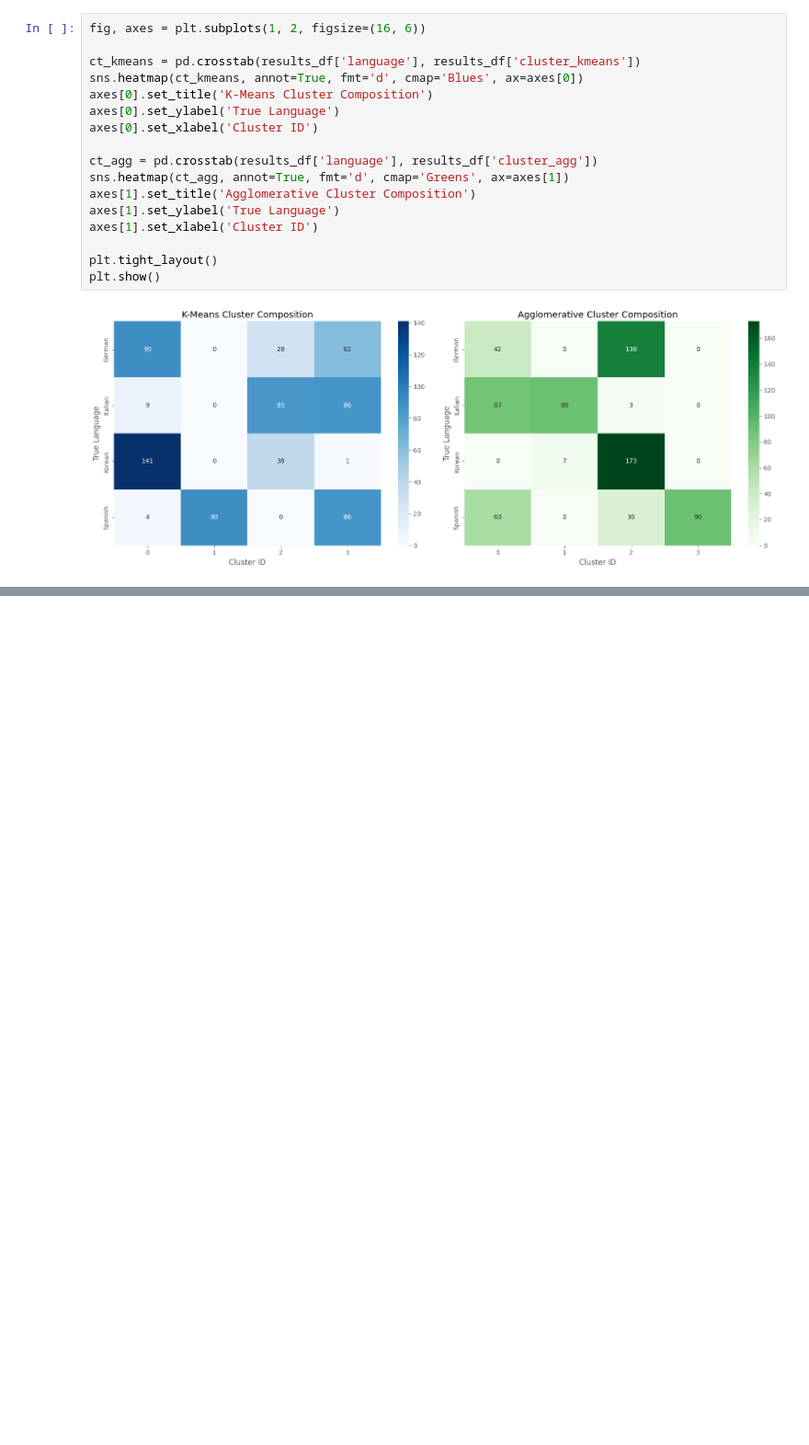
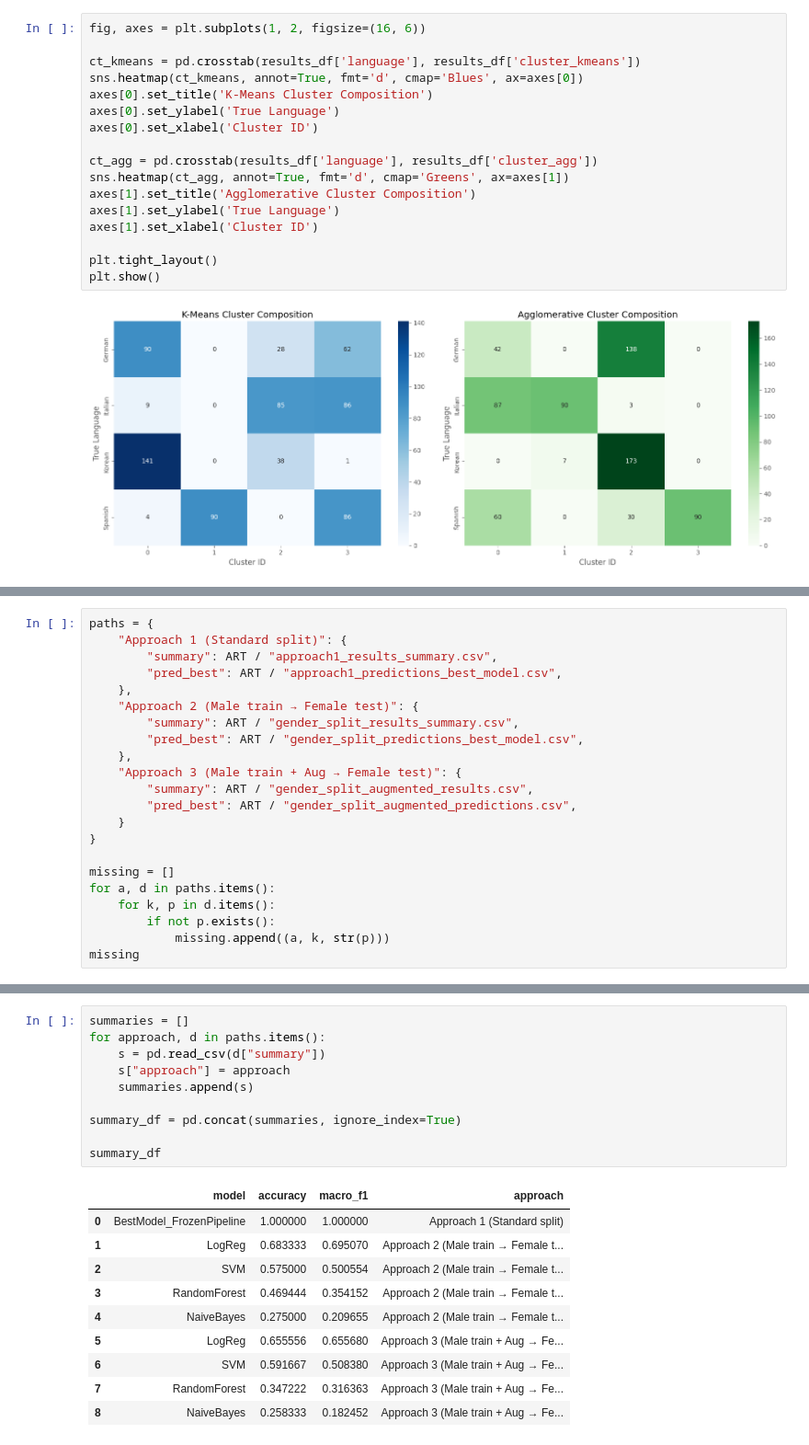
Before and after one commit to arashtaherifard/ML_Final_Project, a Jupyter notebook: Evaluation.ipynb, the cells around one changed output, grey strips where cells are left out. Shown at 92% size. Cells and saved outputs as stored; diff of their text form; blank space fills up the shorter version.

```diff
--- a/Evaluation.ipynb
+++ b/Evaluation.ipynb
@@ -99,0 +177,22 @@ plt.show()
+# %%
+paths = {
+    "Approach 1 (Standard split)": {
+        "summary": ART / "approach1_results_summary.csv",
+        "pred_best": ART / "approach1_predictions_best_model.csv",
+    },
+    "Approach 2 (Male train → Female test)": {
+        "summary": ART / "gender_split_results_summary.csv",
+        "pred_best": ART / "gender_split_predictions_best_model.csv",
+    },
+    "Approach 3 (Male train + Aug → Female test)": {
+        "summary": ART / "gender_split_augmented_results.csv",
+        "pred_best": ART / "gender_split_augmented_predictions.csv",
+    }
+}
+
+missing = []
+for a, d in paths.items():
+    for k, p in d.items():
+        if not p.exists():
+            missing.append((a, k, str(p)))
+missing
@@ -99,0 +208,21 @@ plt.show()
+# %%
+summaries = []
+for approach, d in paths.items():
+    s = pd.read_csv(d["summary"])
+    s["approach"] = approach
+    summaries.append(s)
+
+summary_df = pd.concat(summaries, ignore_index=True)
+
+summary_df
+# %% [output]
+|  | model | accuracy | macro_f1 | approach |
+| 0 | BestModel_FrozenPipeline | 1.000000 | 1.000000 | Approach 1 (Standard split) |
+| 1 | LogReg | 0.683333 | 0.695070 | Approach 2 (Male train → Female t... |
+| 2 | SVM | 0.575000 | 0.500554 | Approach 2 (Male train → Female t... |
+| 3 | RandomForest | 0.469444 | 0.354152 | Approach 2 (Male train → Female t... |
+| 4 | NaiveBayes | 0.275000 | 0.209655 | Approach 2 (Male train → Female t... |
+| 5 | LogReg | 0.655556 | 0.655680 | Approach 3 (Male train + Aug → Fe... |
+| 6 | SVM | 0.591667 | 0.508380 | Approach 3 (Male train + Aug → Fe... |
+| 7 | RandomForest | 0.347222 | 0.316363 | Approach 3 (Male train + Aug → Fe... |
+| 8 | NaiveBayes | 0.258333 | 0.182452 | Approach 3 (Male train + Aug → Fe... |
```
Also changed, not shown: parts of 23 cells of this notebook, 25 other files.
